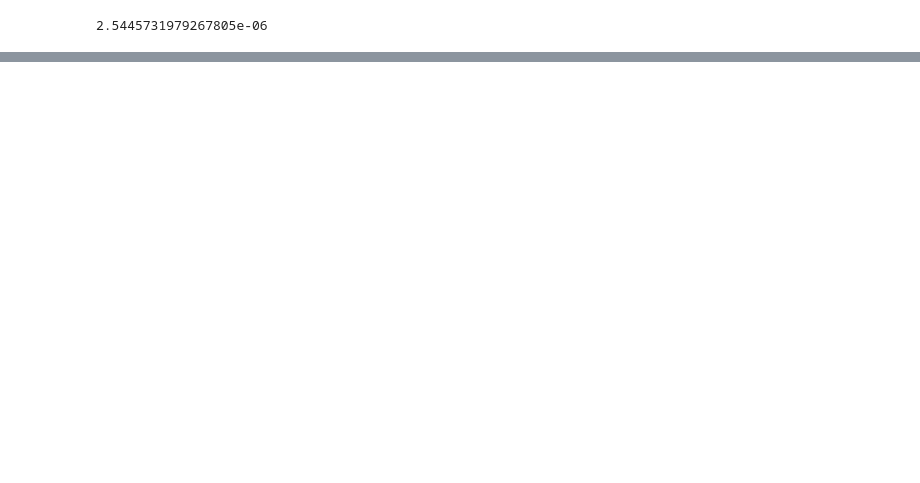
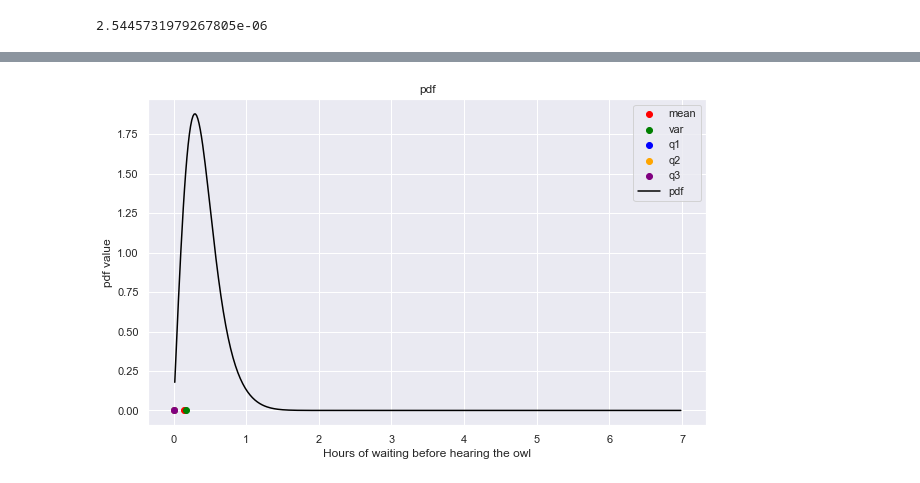
Before and after one commit to saketthakur001/Data-analysis-tasks, a Jupyter notebook: task_2 ashi (1).ipynb, the cells around one changed output, grey strips where cells are left out. Drawn from its saved outputs; the diff is of its cells as text; code cells hidden in the pictures; blank space fills up the shorter version.

```diff
--- a/task_2 ashi (1).ipynb
+++ b/task_2 ashi (1).ipynb
@@ -61,0 +393,87 @@ Before legend properties can be set, you must add a Legend explicitly, or call a
+# %%
+import numpy as np
+import matplotlib.pyplot as plt
+import matplotlib as mpl
+# import scipy.stats as stats
+import seaborn as sns
+
+# Define constants for the probability distribution function
+E5 = 41/99
+E6 = 3
+E7 = 58/99
+E8 = 7
+
+# Define a function that returns the value of the probability distribution function for a given y
+def probabilityDistribution(y):
+ # Use the numpy exp function to calculate the exponential terms
+ return E5 * np.exp(-E6 * (y ** 2)) + (E7 * np.exp(-E8 * (y ** 2)))
+
+# Calculate the probability of y being between 2 and 4 by subtracting the probabilities of y being less than 2 or greater than 4
+probability_2_4 = 1 - probabilityDistribution(4) - (1 - probabilityDistribution(2))
+
+# Print the result
+print(probability_2_4)
+
+# Define a function that returns the value of a probability density function for a given y
+def pdf(y):
+ # Use the numpy exp function to calculate the exponential terms
+ return (((82/33) * y * np.exp(-3 * (y ** 2))) + ((812/99) * y * np.exp(-7 * (y**2))))
+
+# Define a function that returns the probability of y being between x and y using the probability distribution function
+def histProbabilities(x, y):
+ # Use the complement rule to calculate the probability
+ return 1 - probabilityDistribution(x) - (1 - probabilityDistribution(y))
+
+# Define the start and end hours of the interval
+hourStart = 0
+hourEnd = 7
+# Define the number of minutes in the interval
+numMinutes = 7 * 60
+# Create an array of minutes from hourStart to hourEnd with numMinutes elements
+minutes = np.linspace(start=hourStart, stop=hourEnd, num=numMinutes)
+
+hist_values = []
+# Loop through the minutes array except the last element
+for i in range(len(minutes[:numMinutes-1])):
+ # Append the histogram probability for the current minute interval to the list
+ hist_values.append(histProbabilities(minutes[i], minutes[i+1]))
+
+
+# Create an empty list to store the probability density function values for each minute
+pdf_values = []
+# Loop through the minutes array except the first and last elements
+for i in range(1, len(minutes)-1):
+ # Append the probability density function value for the current minute to the list
+ pdf_values.append(pdf(minutes[i]))
+
+
+# Calculate the mean, var, q1, q2, q3 as points on the pdf_values
+mean = np.mean(pdf_values)
+var = np.var(pdf_values)
+q1 = np.percentile(pdf_values, 25)
+q2 = np.percentile(pdf_values, 50)
+q3 = np.percentile(pdf_values, 75)
+
+
+# Create a figure for the probability density function plot
+plt.figure(figsize=(10,6))
+plt.xlabel('Hours of waiting before hearing the owl')
+plt.ylabel('pdf value')
+plt.title('pdf')
+
+# plot the mean, var, q1, q2, q3 of the pdf_values as points
+plt.scatter(mean, 0, color='red', label='mean')
+plt.scatter(var, 0, color='green', label='var')
+plt.scatter(q1, 0, color='blue', label='q1')
+plt.scatter(q2, 0, color='orange', label='q2')
+plt.scatter(q3, 0, color='purple', label='q3')
+
+
+# Plot the probability density function values using a line
+plt.plot(minutes[1:-1], pdf_values, color='black', label='pdf')
+# Set the legend location
+plt.legend(loc='upper right')
+
+# Display the plot
+plt.show()
+# %% [output]
@@ -61,0 +481 @@ Before legend properties can be set, you must add a Legend explicitly, or call a
+[figure, added]
```
Also changed, not shown: parts of 11 cells of this notebook.
